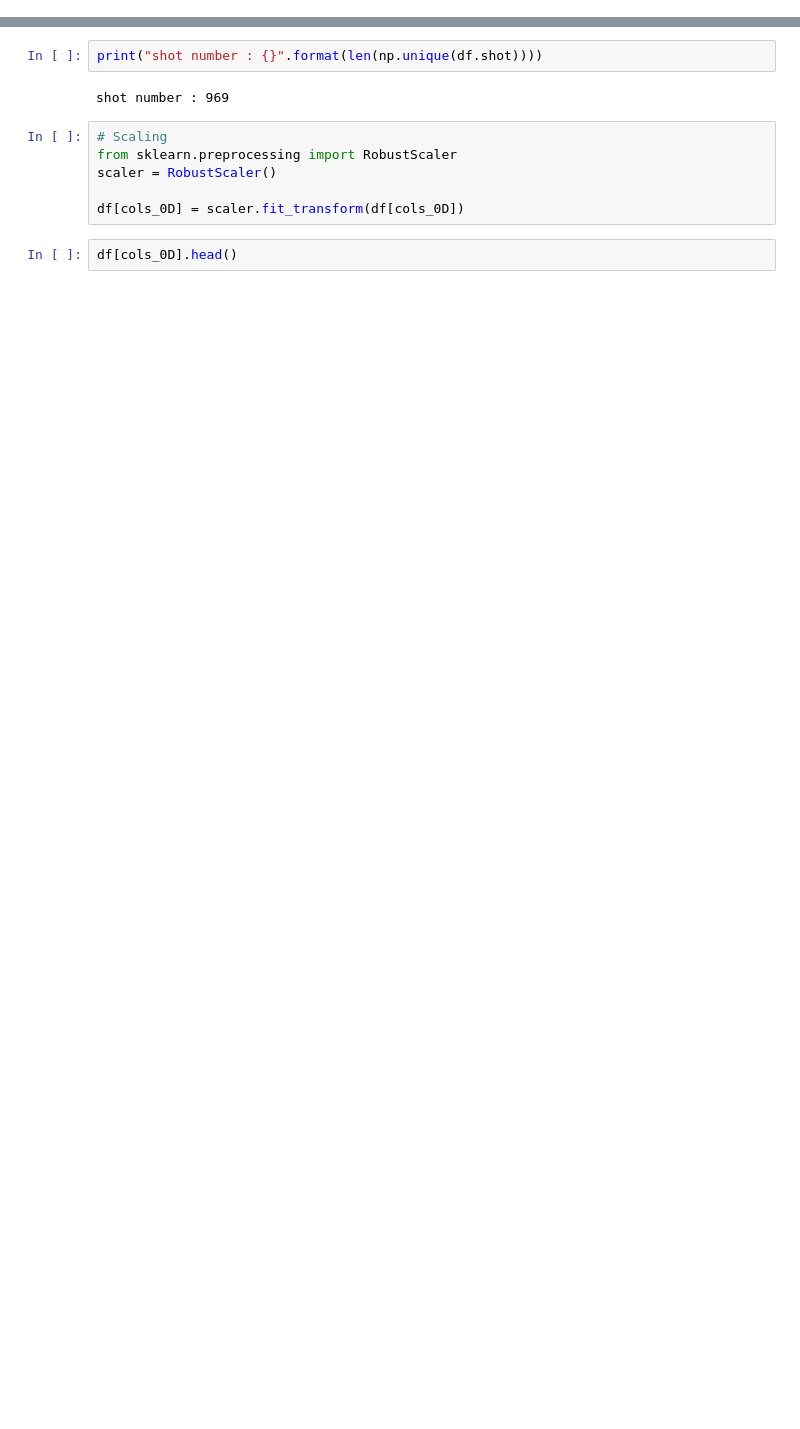
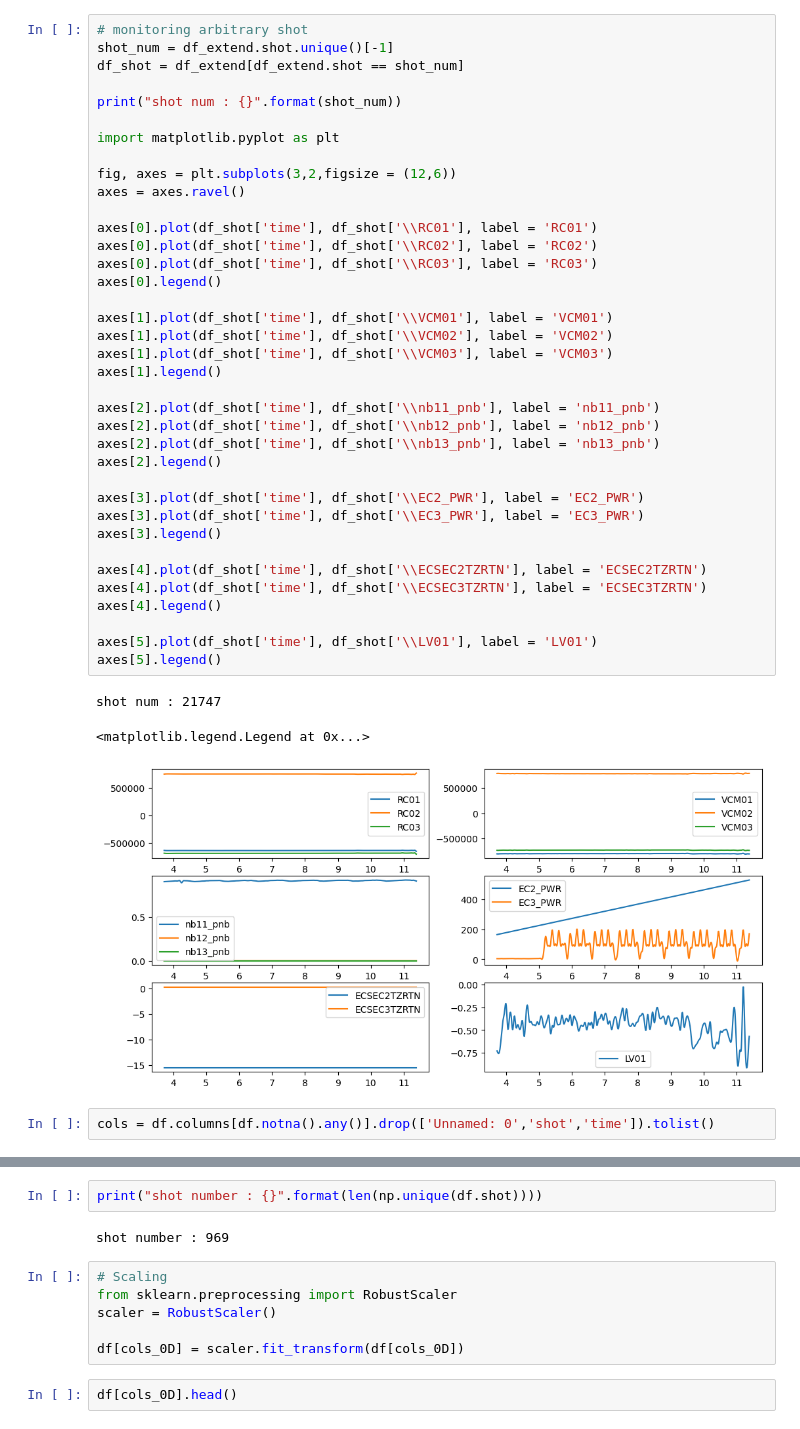
Before and after one commit to ZINZINBIN/Tokamak-Plasma-Operation-Control-based-on-RL, a Jupyter notebook: EDA.ipynb, the cells around one changed output, grey strips where cells are left out. Cells and saved outputs as stored; diff of their text form; blank space fills up the shorter version.

```diff
--- a/EDA.ipynb
+++ b/EDA.ipynb
@@ -53,0 +82,43 @@ df[cols_0D].describe()
+# %%
+# monitoring arbitrary shot
+shot_num = df_extend.shot.unique()[-1]
+df_shot = df_extend[df_extend.shot == shot_num]
+
+print("shot num : {}".format(shot_num))
+
+import matplotlib.pyplot as plt
+
+fig, axes = plt.subplots(3,2,figsize = (12,6))
+axes = axes.ravel()
+
+axes[0].plot(df_shot['time'], df_shot['\\RC01'], label = 'RC01')
+axes[0].plot(df_shot['time'], df_shot['\\RC02'], label = 'RC02')
+axes[0].plot(df_shot['time'], df_shot['\\RC03'], label = 'RC03')
+axes[0].legend()
+
+axes[1].plot(df_shot['time'], df_shot['\\VCM01'], label = 'VCM01')
+axes[1].plot(df_shot['time'], df_shot['\\VCM02'], label = 'VCM02')
+axes[1].plot(df_shot['time'], df_shot['\\VCM03'], label = 'VCM03')
+axes[1].legend()
+
+axes[2].plot(df_shot['time'], df_shot['\\nb11_pnb'], label = 'nb11_pnb')
+axes[2].plot(df_shot['time'], df_shot['\\nb12_pnb'], label = 'nb12_pnb')
+axes[2].plot(df_shot['time'], df_shot['\\nb13_pnb'], label = 'nb13_pnb')
+axes[2].legend()
+
+axes[3].plot(df_shot['time'], df_shot['\\EC2_PWR'], label = 'EC2_PWR')
+axes[3].plot(df_shot['time'], df_shot['\\EC3_PWR'], label = 'EC3_PWR')
+axes[3].legend()
+
+axes[4].plot(df_shot['time'], df_shot['\\ECSEC2TZRTN'], label = 'ECSEC2TZRTN')
+axes[4].plot(df_shot['time'], df_shot['\\ECSEC3TZRTN'], label = 'ECSEC3TZRTN')
+axes[4].legend()
+
+axes[5].plot(df_shot['time'], df_shot['\\LV01'], label = 'LV01')
+axes[5].legend()
+# %% [output]
+shot num : 21747
+<matplotlib.legend.Legend at 0x...>
+[figure, added]
+# %%
+cols = df.columns[df.notna().any()].drop(['Unnamed: 0','shot','time']).tolist()
```
Also changed, not shown: parts of 8 cells of this notebook, 53 other files.
